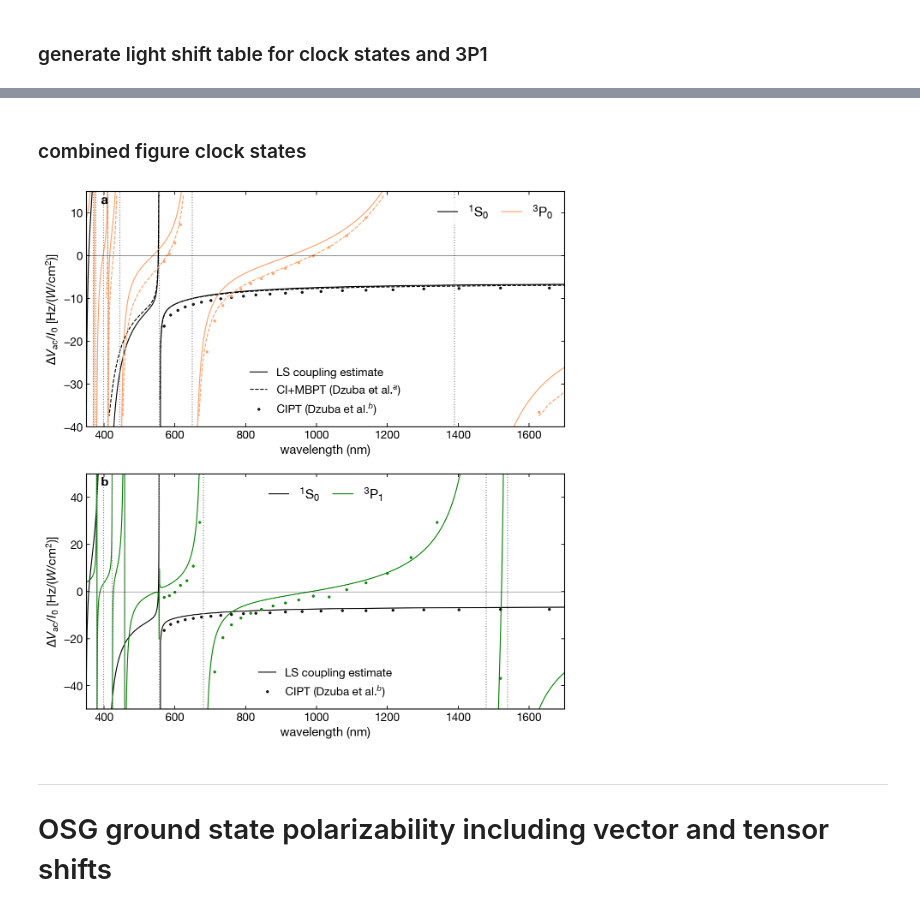
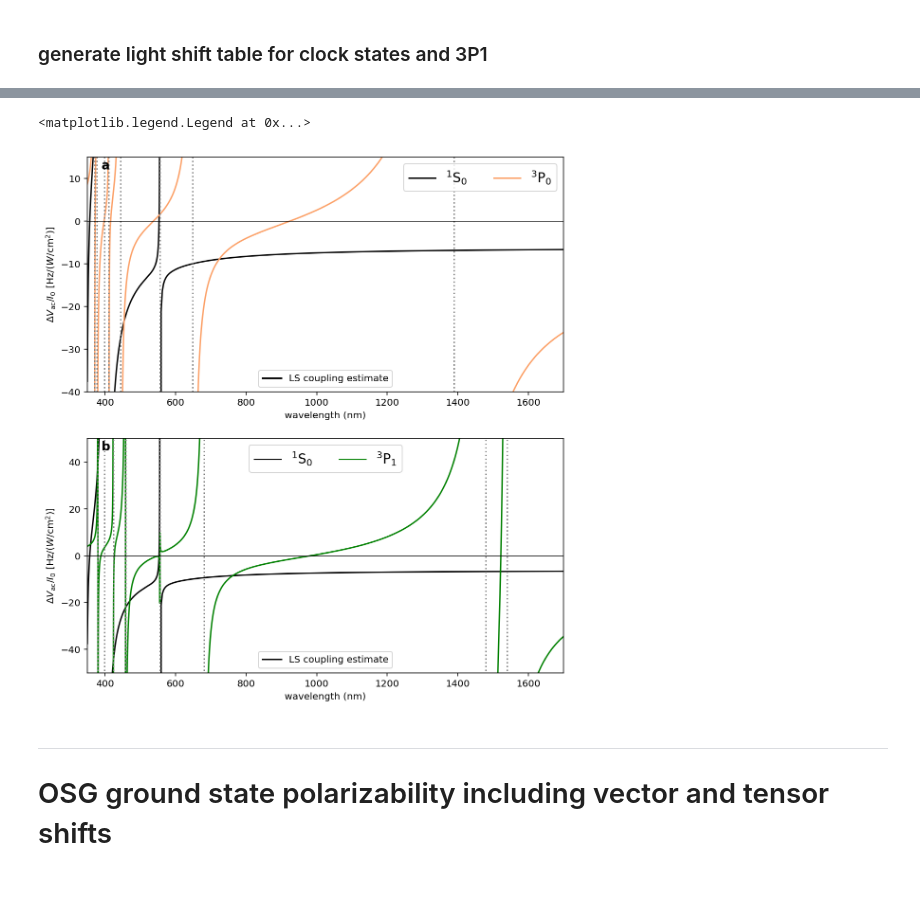
Before and after one commit to himbeles/lightshifts, a Jupyter notebook: examples/example_lightshifts_yb173.ipynb, the cells around one changed output, grey strips where cells are left out. Drawn from its saved outputs; the diff is of its cells as text; code cells hidden in the pictures.

```diff
--- a/examples/example_lightshifts_yb173.ipynb
+++ b/examples/example_lightshifts_yb173.ipynb
@@ -7,14 +6,6 @@ import matplotlib.pyplot as plt
 import matplotlib as mpl
 import matplotlib.cm as cm
 from scipy.optimize import brentq
-import pandas as pd
-
-import os, sys
-#mpl.font_manager._rebuild()
-#sys.path.insert(0, os.environ['thesis_resources'])
-plt.style.use(os.path.join(os.environ['thesis_resources'], 'globals', 'thesis.mplstyle'))
-import warnings
-warnings.filterwarnings('ignore', message='Substituting with a symbol from Computer Modern')
 
 # create color map to identify mf component
 fmax = 5/2
@@ -31,9 +22,9 @@ import lightshifts.lightshift_solver as ls
 ** Transitions relevant for clock states and intercombination line light shift **
 # %%
 #import transition data
-ls_1S0 = ls('data/atom_yb173.json', 'data/transitions_1S0.json')
-ls_3P0 = ls('data/atom_yb173.json', 'data/transitions_3P0.json')
-ls_3P1 = ls('data/atom_yb173.json', 'data/transitions_3P1.json')
+ls_1S0 = ls('atom_yb173.json', 'transitions_1S0.json')
+ls_3P0 = ls('atom_yb173.json', 'transitions_3P0.json')
+ls_3P1 = ls('atom_yb173.json', 'transitions_3P1.json')
 # %% [markdown]
 ** find magic wavelength **
 # %%
@@ -173,5 +85,3 @@ plt.legend()
-# %% [markdown]
-### combined figure clock states
 # %%
 plt.figure(figsize=(9,10))
 plt.subplot(2,1,1)
@@ -181,22 +91,6 @@ plt.text(0.03,0.95,'a',transform=plt.gca().transAxes, weight='bold', size=13)
 # our calculation
 la, = plt.plot(w_1S0*1e9, l_1S0, 'k', ls='-', label='LS coupling estimate')
 lb, = plt.plot(w_3P0*1e9, l_3P0, c=m.to_rgba(3/2), ls='-', label='')
-
-#dzuba plot
-plt.plot(to_wavelength_nm(dzuba2_x), to_lightshift_SI(dzuba2_y), '--', c='k',
-         label='CI+MBPT (Dzuba et al.$^a$)')
-plt.plot(to_wavelength_nm(dzuba1_x), to_lightshift_SI(dzuba1_y), '--', c=m.to_rgba(3/2),
-         label='')
-
-#dzuba email data plot
-plt.plot(to_wavelength_nm(dzuba_email_d1.x.values),
-         to_lightshift_SI(dzuba_email_d1.y),
-         marker='.', ms=2, ls='', mfc='k', c='k',
-         label='CIPT (Dzuba et al.$^b$)')
-plt.plot(to_wavelength_nm(dzuba_email_d2.x),
-         to_lightshift_SI(dzuba_email_d2.y),
-         marker='.', ms=2, ls='', mfc=m.to_rgba(3/2), c=m.to_rgba(3/2),
-         label='')
 
 for sing in (sing_1S0, sing_3P0):
     for w in sing:
@@ -210,44 +104,35 @@ plt.xlabel('wavelength (nm)')
 leg1 = plt.legend([la, lb], ('${}^1\mathrm{S}_0$', '${}^3\mathrm{P}_0$'),
                   ncol=2, loc='upper right',
                   prop={'weight':'bold', 'size':14})
 plt.legend()
 plt.gca().add_artist(leg1)
 
 
 ## 3P1 lightshift
 plt.subplot(2,1,2)
 plt.text(0.03,0.95,'b',transform=plt.gca().transAxes, weight='bold', size=13)
 
 la, = plt.plot(w_1S0*1e9, l_1S0, 'k', label='LS coupling estimate')
 lb, = plt.plot(w_3P1*1e9, l_3P1, c='green', label='')
 
-plt.plot(to_wavelength_nm(dzuba_email_d1.x),
-         to_lightshift_SI(dzuba_email_d1.y),
-         marker='.', ms=2, ls='', mfc='k', c='k', label='CIPT (Dzuba et al.$^b$)')
-plt.plot(to_wavelength_nm(dzuba_email_d3.x),
-         to_lightshift_SI(dzuba_email_d3.y),
-         marker='.', ms=2, ls='', mfc='green',c='green', label='')
-
 for sing in (sing_1S0, sing_3P1):
     for w in sing:
         plt.plot([w*1e9, w*1e9], [-1e6, 1e6], ':', color='gray')
 
 plt.gca().axhline(y=0, color='k', lw=0.5)
 plt.xlabel('wavelength (nm)')
 plt.ylabel(r'$\Delta V_\mathrm{ac}/I_0$ [Hz/($W/\mathrm{cm}^2$)]')
 plt.xlim(350, 1700)
 plt.ylim(-50, 50)
 plt.grid(False)
 leg1 = plt.legend([la, lb], ('${}^1\mathrm{S}_0$', '${}^3\mathrm{P}_1$'),
                   ncol=2, loc='upper center',
                   prop={'weight':'bold', 'size':14})
 plt.legend()
 plt.gca().add_artist(leg1)
-
-#plt.tight_layout()
-plt.savefig('figures/polarizabilities_1S0_3P0_3P1.pdf')
 # %% [output]
+<matplotlib.legend.Legend at 0x...>
-[figure, old version]
+[figure, new version]
 # %% [markdown]
 ---
 
```
Also changed, not shown: parts of 6 cells of this notebook, 1 other file.
